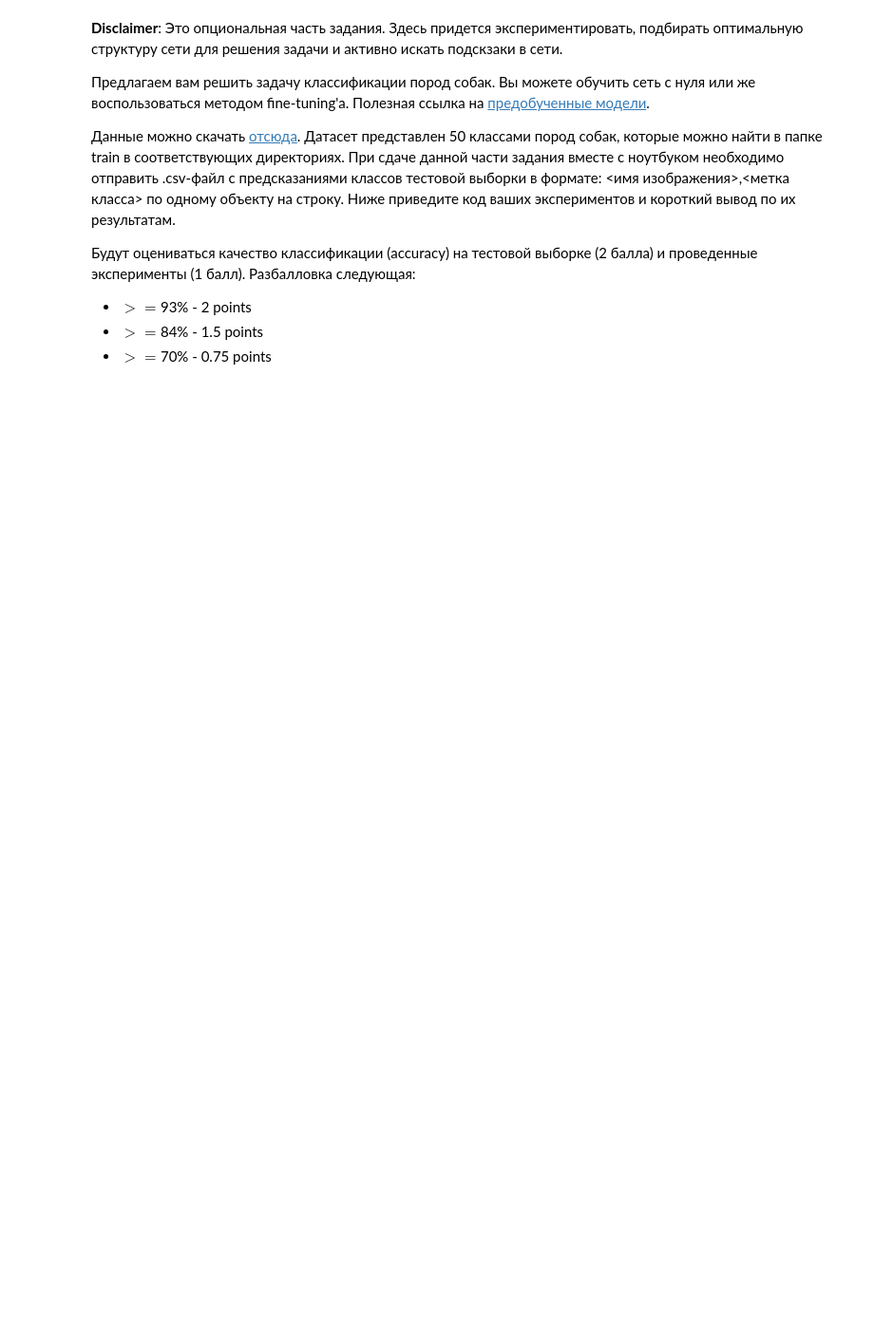
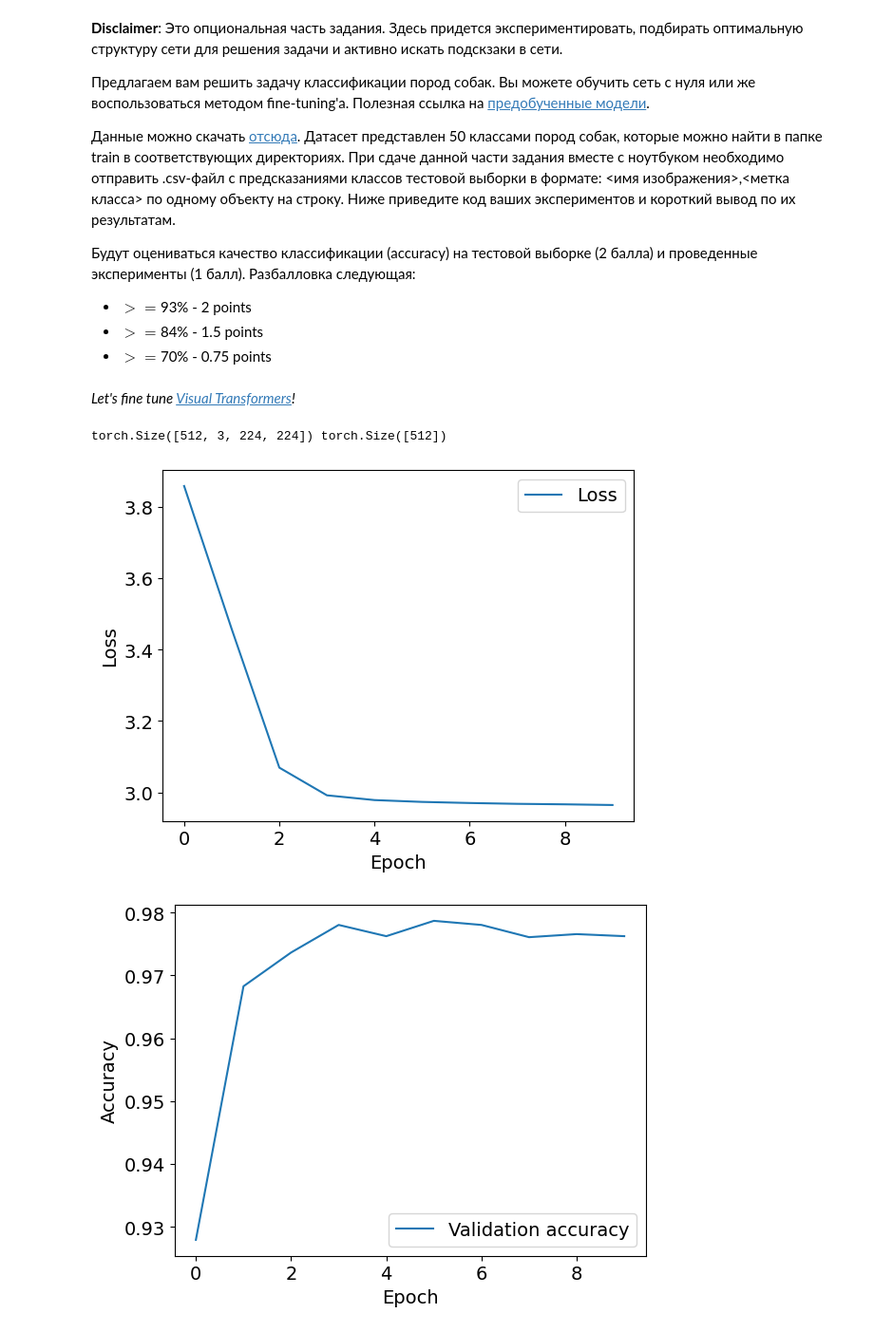
Before and after one commit to LizaAvsyannik/MADE_ML_2022, a Jupyter notebook: homeworks/lab02_deep_learning/Lab2_DL_parts_4_and_5_optional.ipynb, the cells around one changed output. Shown: that part at 95% size. Saved outputs shown, nothing was run; the diff lists cells and outputs as text; code cells hidden in the pictures; blank space fills up the shorter version.

```diff
--- a/homeworks/lab02_deep_learning/Lab2_DL_parts_4_and_5_optional.ipynb
+++ b/homeworks/lab02_deep_learning/Lab2_DL_parts_4_and_5_optional.ipynb
@@ -252,0 +251,2 @@ __Disclaimer__: Это опциональная часть задания. Зд
+# %% [markdown]
+*Let's fine tune [Visual Transformers](https://pytorch.org/vision/stable/models/vision_transformer.html)!*
@@ -252,0 +278,39 @@ __Disclaimer__: Это опциональная часть задания. Зд
+# %%
+# train, val split
+from sklearn.model_selection import train_test_split
+
+train_idx, valid_idx= train_test_split(np.arange(len(train_dataset.targets)),
+                                      test_size=0.2,
+                                      shuffle=True,
+                                      stratify=train_dataset.targets)
+
+train_sampler = torch.utils.data.SubsetRandomSampler(train_idx)
+valid_sampler = torch.utils.data.SubsetRandomSampler(valid_idx)
+
+train_loader = torch.utils.data.DataLoader(train_dataset, batch_size=512, sampler=train_sampler)
+val_loader = torch.utils.data.DataLoader(train_dataset, batch_size=512, sampler=valid_sampler)
+# %%
+for x_batch, y_batch in train_loader:
+    print(x_batch.shape, y_batch.shape)
+    break
+# %% [output]
+torch.Size([512, 3, 224, 224]) torch.Size([512])
+# %%
+from torchvision.models import vit_b_16, ViT_B_16_Weights
+
+model = vit_b_16(weights=ViT_B_16_Weights.IMAGENET1K_V1)
+for param in model.parameters():
+    param.requires_grad = False
+model.heads = nn.Sequential(nn.Linear(768, n_classes),
+                                     nn.ReLU(),
+                                     nn.Softmax(-1))
+# %%
+model.to(device)
+opt = torch.optim.Adam(model.heads.parameters())
+loss_func = nn.CrossEntropyLoss()
+n_epoch = 10
+
+train_loop(model=model, loss_func=loss_func, opt=opt, n_epoch=n_epoch, train_loader=train_loader, device=device, val_loader=val_loader)
+# %% [output]
+[figure, added]
+[figure, added]
```
Also changed, not shown: parts of 13 cells of this notebook, 3 other files.
